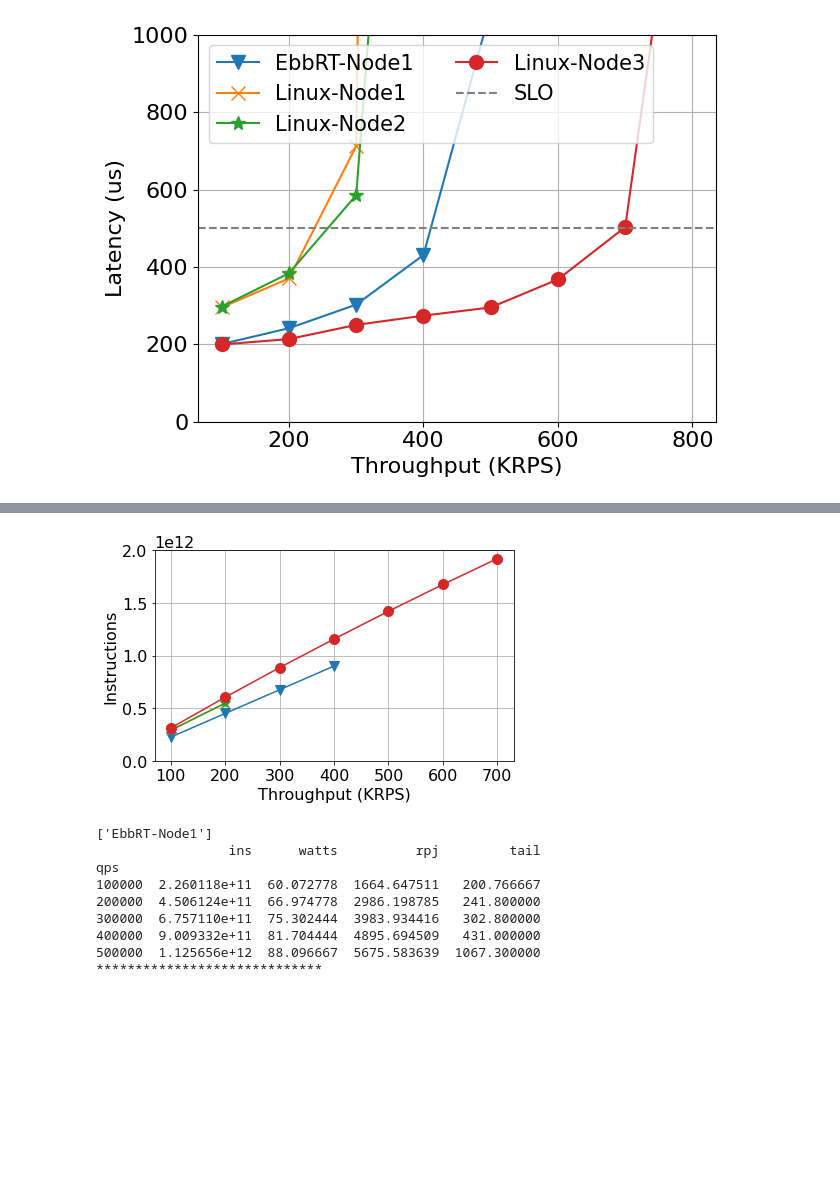
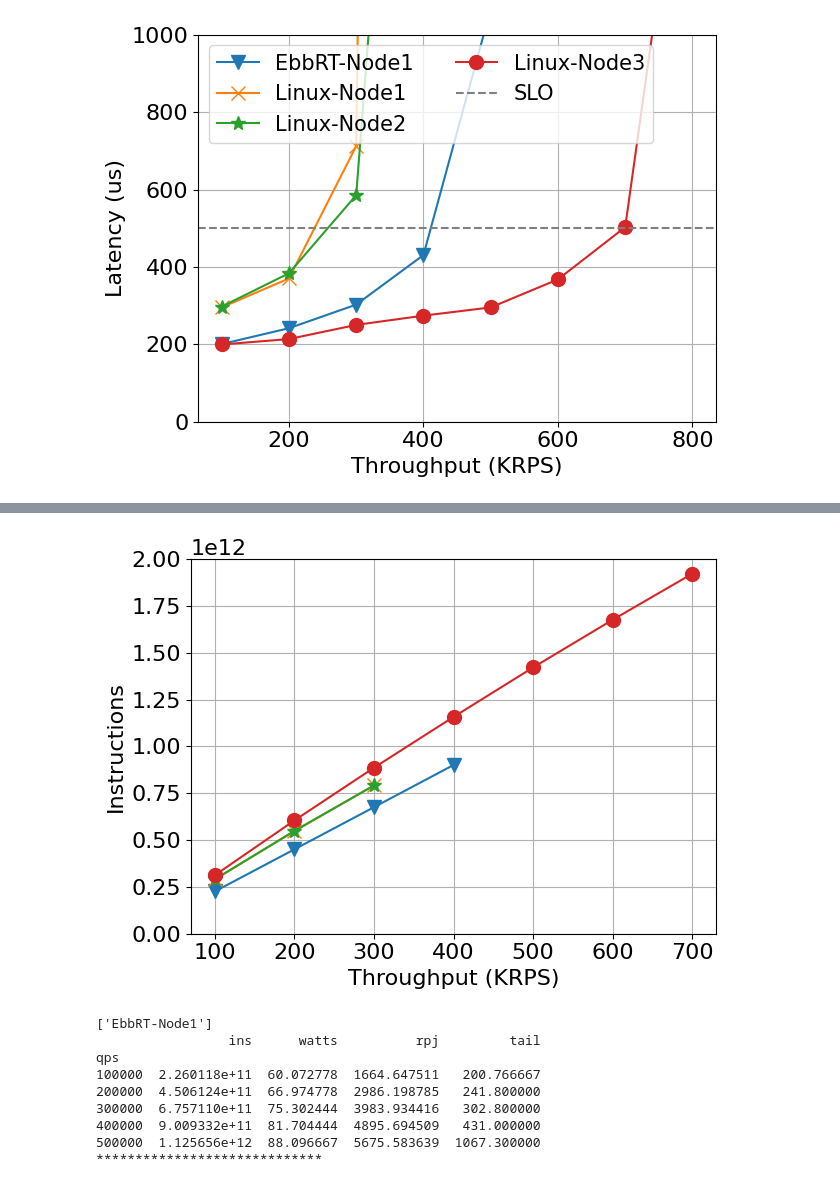
Before and after one commit to handong32/cloudlab, a Jupyter notebook: baremetal_ebbrt/systor_silo.ipynb, the cells around one changed output, grey strips where cells are left out. Saved outputs shown, nothing was run; the diff lists cells and outputs as text; code cells hidden in the pictures; blank space fills up the shorter version.

```diff
--- a/baremetal_ebbrt/hotcarbon_silo.ipynb
+++ b/baremetal_ebbrt/systor_silo.ipynb
@@ -410,6 +410,9 @@ qps
 
 Largest error in dflinux_sm220utd was 1.49% of mean
 # %%
+plt.rcParams['pdf.fonttype'] = 42
+plt.rcParams['ps.fonttype'] = 42
+
 fs=16
 plt.rc('axes', labelsize=fs)    # fontsize of the x and y labels
 plt.rc('xtick', labelsize=fs)    # fontsize of the tick labels
@@ -430,6 +433,9 @@ plt.savefig("silo_latency.pdf")
 # %% [output]
 [figure]
 # %%
+plt.rcParams['pdf.fonttype'] = 42
+plt.rcParams['ps.fonttype'] = 42
+
 fs=16
 plt.rc('axes', labelsize=fs)    # fontsize of the x and y labels
 plt.rc('xtick', labelsize=fs)    # fontsize of the tick labels
@@ -451,20 +457,23 @@ plt.savefig("silo_joules.pdf")
 # %%
+plt.rcParams['pdf.fonttype'] = 42
+plt.rcParams['ps.fonttype'] = 42
+
 fs=16
 plt.rc('axes', labelsize=fs)    # fontsize of the x and y labels
 plt.rc('xtick', labelsize=fs)    # fontsize of the tick labels
 plt.rc('ytick', labelsize=fs)    # fontsize of the tick labels
 
 for df in [dfebbrt, dflinux_c220g1, dflinux_c220g5, dflinux_sm220u]:
     plt.plot(df['kqps'][:-1].values, df['ins'][:-1].values, marker=ms[str(df['type'].unique()[0])], markersize=10, ls='-', label=str(df['type'].unique()[0]))
 plt.xlabel("Throughput (KRPS)", fontsize=fs)
 plt.ylabel("Instructions", fontsize=fs)
 plt.ylim(bottom=0, top=2000000000000)
 plt.grid()
 #plt.legend(ncols=1, fontsize=fs)
 plt.tight_layout()
 plt.savefig("silo_instructions.pdf")
 # %% [output]
-[figure, old version]
+[figure, new version]
 # %%
 for df in [dfebbrt, dflinux_c220g1, dflinux_c220g5, dflinux_sm220u]:
     print(df['type'].unique())
```
Also changed, not shown: parts of 2 cells of this notebook, 1 other file.
